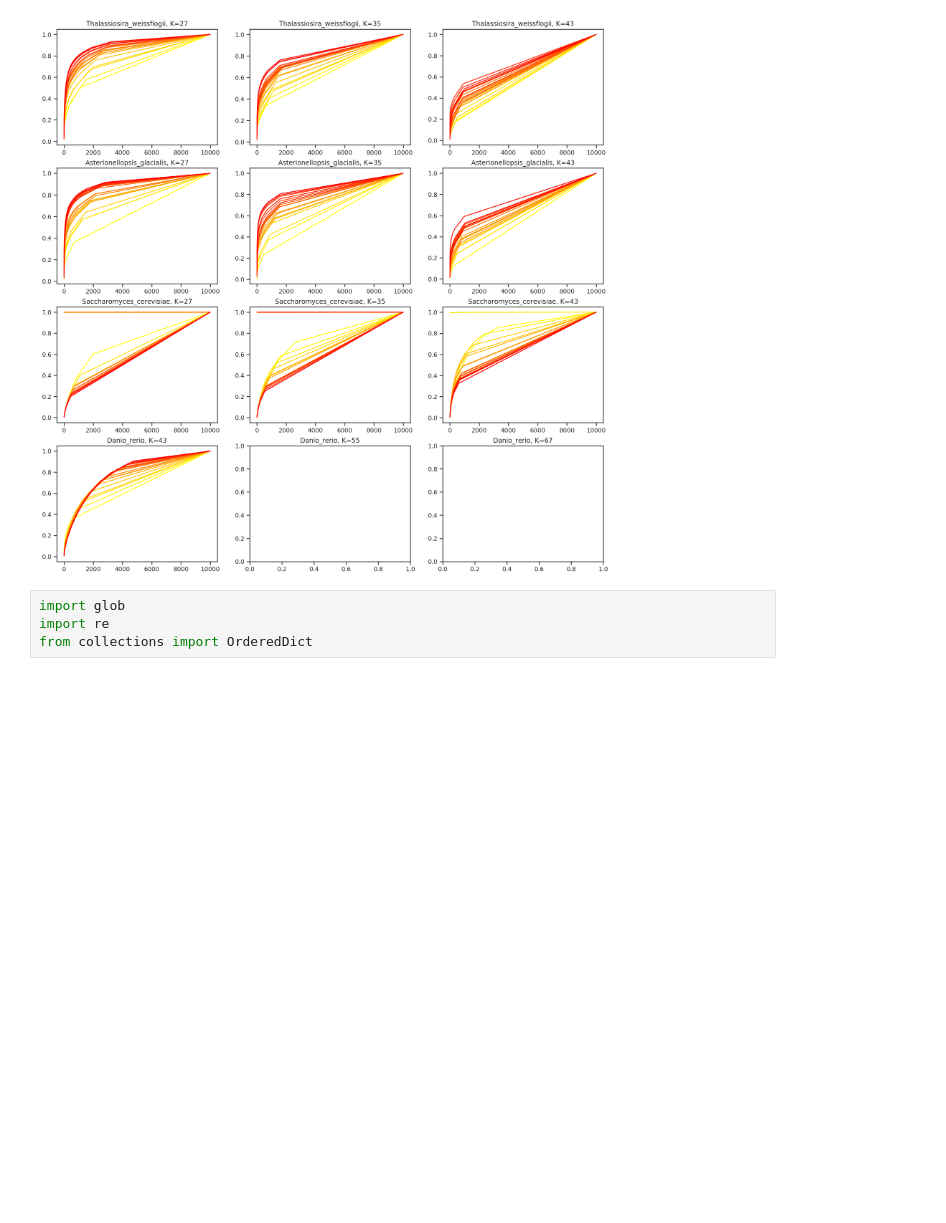
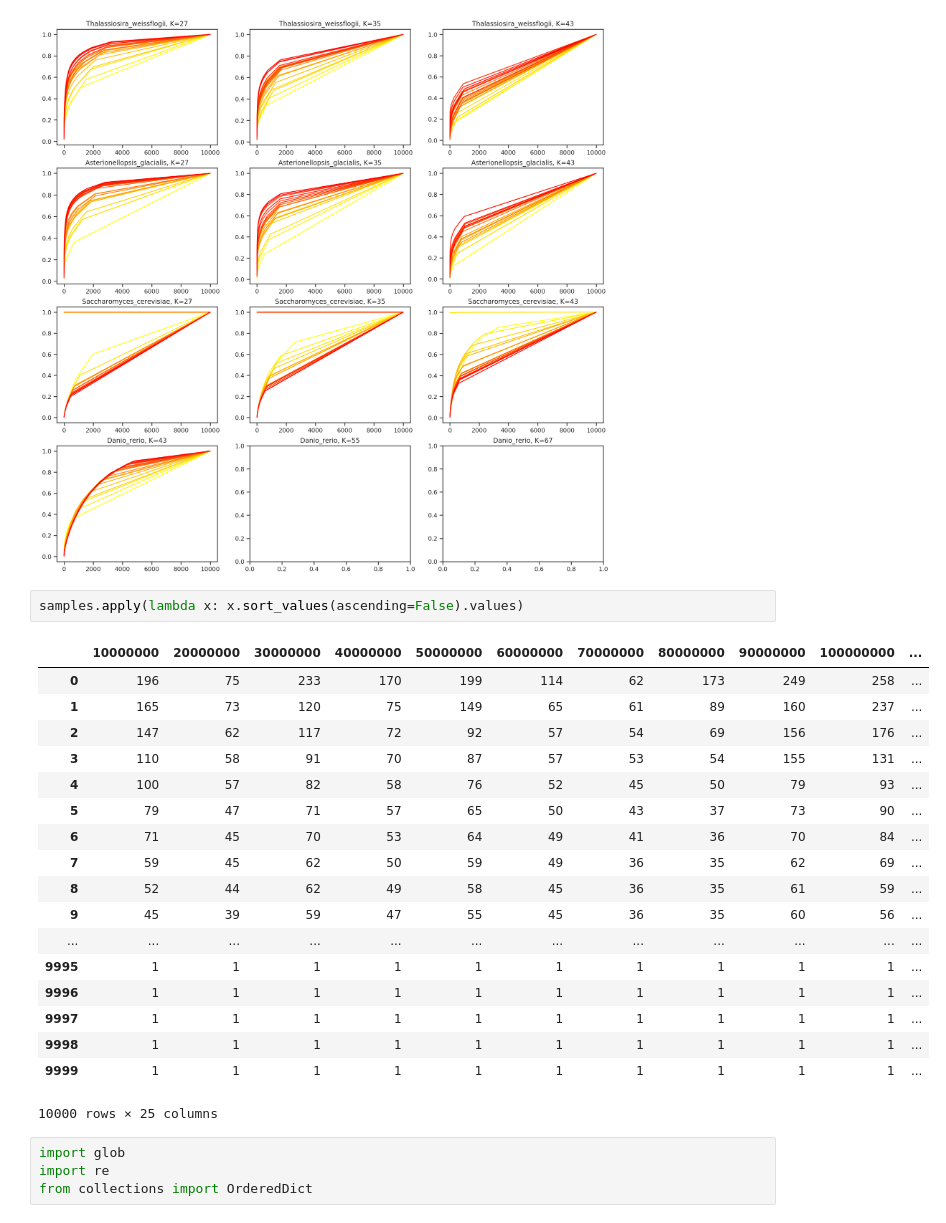
Before and after one commit to camillescott/cdbg-pub-work, a Jupyter notebook: Component_Sampling.ipynb, the cells around one changed output. Cells and saved outputs as stored; diff of their text form; blank space fills up the shorter version.

```diff
--- a/Component_Sampling.ipynb
+++ b/Component_Sampling.ipynb
@@ -82,6 +85,27 @@ with FigureManager(figsize=(18,18), show=True, nrows=len(info['samples']), ncols
 Compute not finished yet or Error.
 Compute not finished yet or Error.
 [figure]
+# %%
+samples.apply(lambda x: x.sort_values(ascending=False).values)
+# %% [output]
+|  | 10000000 | 20000000 | 30000000 | 40000000 | 50000000 | 60000000 | 70000000 | 80000000 | 90000000 | 100000000 | ... |
+| 0 | 196 | 75 | 233 | 170 | 199 | 114 | 62 | 173 | 249 | 258 | ... |
+| 1 | 165 | 73 | 120 | 75 | 149 | 65 | 61 | 89 | 160 | 237 | ... |
+| 2 | 147 | 62 | 117 | 72 | 92 | 57 | 54 | 69 | 156 | 176 | ... |
+| 3 | 110 | 58 | 91 | 70 | 87 | 57 | 53 | 54 | 155 | 131 | ... |
+| 4 | 100 | 57 | 82 | 58 | 76 | 52 | 45 | 50 | 79 | 93 | ... |
+| 5 | 79 | 47 | 71 | 57 | 65 | 50 | 43 | 37 | 73 | 90 | ... |
+| 6 | 71 | 45 | 70 | 53 | 64 | 49 | 41 | 36 | 70 | 84 | ... |
+| 7 | 59 | 45 | 62 | 50 | 59 | 49 | 36 | 35 | 62 | 69 | ... |
+| 8 | 52 | 44 | 62 | 49 | 58 | 45 | 36 | 35 | 61 | 59 | ... |
+| 9 | 45 | 39 | 59 | 47 | 55 | 45 | 36 | 35 | 60 | 56 | ... |
+| ... | ... | ... | ... | ... | ... | ... | ... | ... | ... | ... | ... |
+| 9995 | 1 | 1 | 1 | 1 | 1 | 1 | 1 | 1 | 1 | 1 | ... |
+| 9996 | 1 | 1 | 1 | 1 | 1 | 1 | 1 | 1 | 1 | 1 | ... |
+| 9997 | 1 | 1 | 1 | 1 | 1 | 1 | 1 | 1 | 1 | 1 | ... |
+| 9998 | 1 | 1 | 1 | 1 | 1 | 1 | 1 | 1 | 1 | 1 | ... |
+| 9999 | 1 | 1 | 1 | 1 | 1 | 1 | 1 | 1 | 1 | 1 | ... |
+10000 rows × 25 columns
 # %%
 import glob
 import re
```
Also changed, not shown: parts of 3 cells of this notebook, 4 other files.
